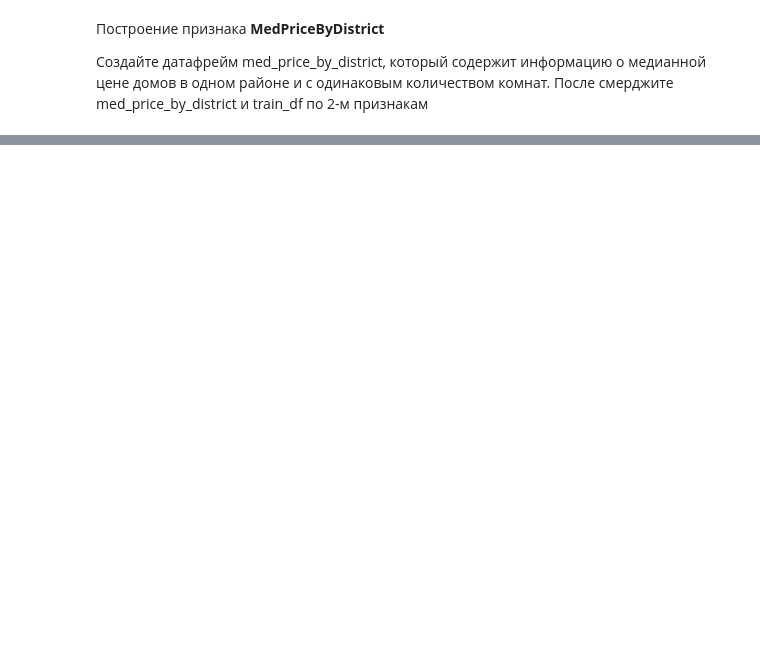
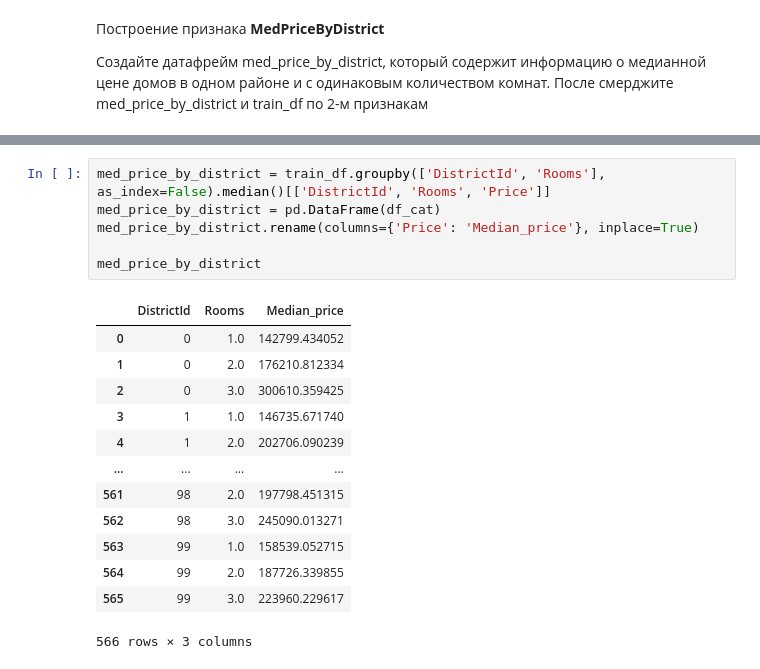
Before and after one commit to ps1on1ck/python_for_data_science_course_project, a Jupyter notebook: course_work_preparation/data_preparation_kurs.ipynb, the cells around one changed output, grey strips where cells are left out. Saved outputs shown, nothing was run; the diff lists cells and outputs as text; blank space fills up the shorter version.

```diff
--- a/course_work_preparation/data_preparation_kurs.ipynb
+++ b/course_work_preparation/data_preparation_kurs.ipynb
@@ -558,0 +571,20 @@ train_df
+# %%
+med_price_by_district = train_df.groupby(['DistrictId', 'Rooms'], as_index=False).median()[['DistrictId', 'Rooms', 'Price']]
+med_price_by_district = pd.DataFrame(df_cat)
+med_price_by_district.rename(columns={'Price': 'Median_price'}, inplace=True)
+
+med_price_by_district
+# %% [output]
+|  | DistrictId | Rooms | Median_price |
+| 0 | 0 | 1.0 | 142799.434052 |
+| 1 | 0 | 2.0 | 176210.812334 |
+| 2 | 0 | 3.0 | 300610.359425 |
+| 3 | 1 | 1.0 | 146735.671740 |
+| 4 | 1 | 2.0 | 202706.090239 |
+| ... | ... | ... | ... |
+| 561 | 98 | 2.0 | 197798.451315 |
+| 562 | 98 | 3.0 | 245090.013271 |
+| 563 | 99 | 1.0 | 158539.052715 |
+| 564 | 99 | 2.0 | 187726.339855 |
+| 565 | 99 | 3.0 | 223960.229617 |
+566 rows × 3 columns
```
Also changed, not shown: parts of 6 cells of this notebook.
